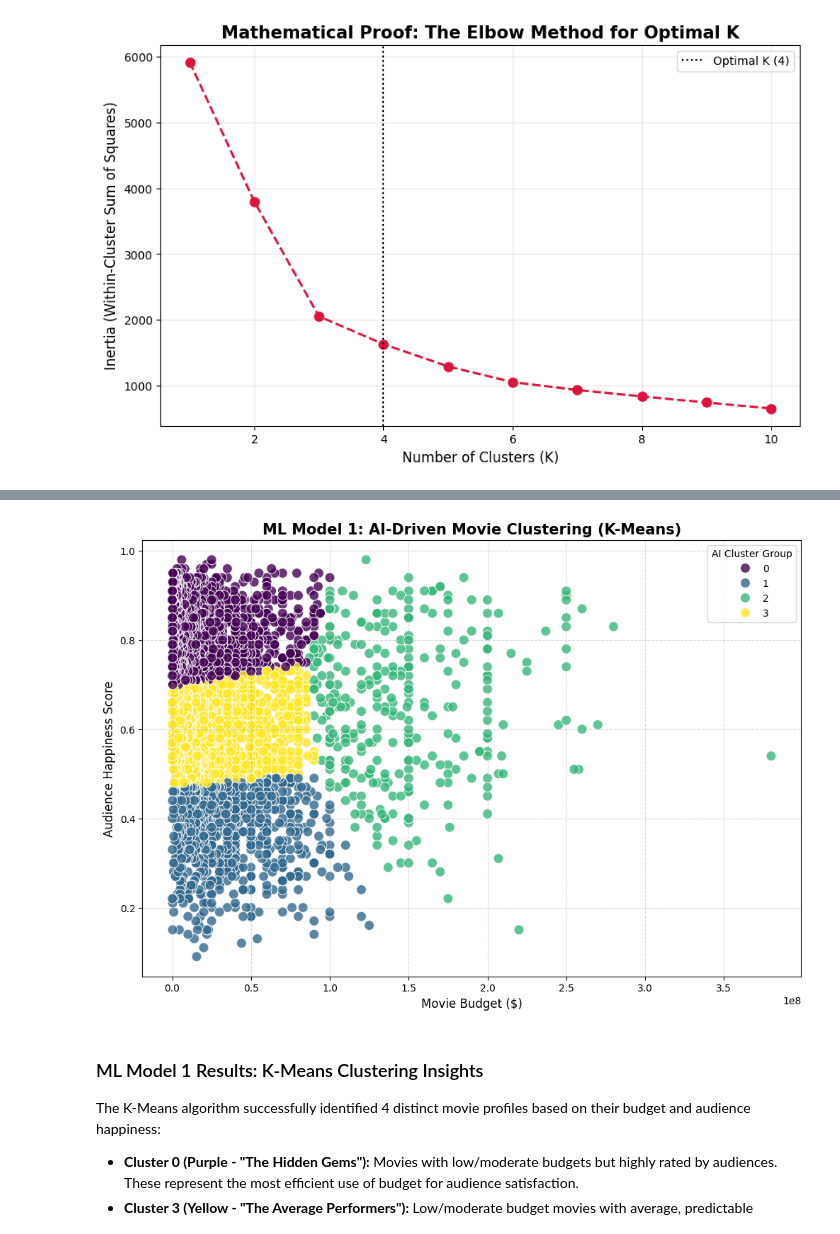
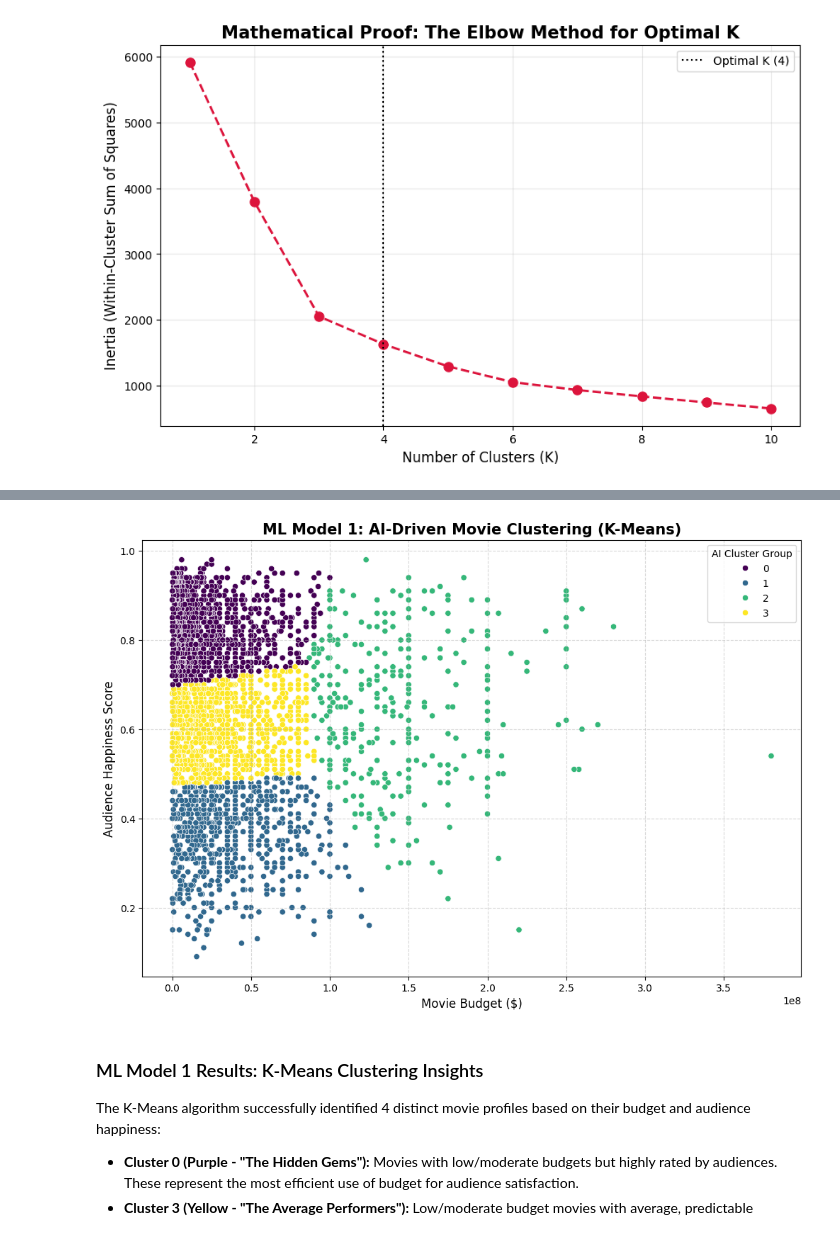
Before and after one commit to zeynepcanli-maker/DSA210-zeynepcanli-termproject, a Jupyter notebook: Movie_Analysis.ipynb, the cells around one changed output, grey strips where cells are left out. Drawn from its saved outputs; the diff is of its cells as text; code cells hidden in the pictures.

```diff
--- a/Movie_Analysis.ipynb
+++ b/Movie_Analysis.ipynb
@@ -5,10 +16,10 @@ import seaborn as sns
 import matplotlib.pyplot as plt
 import json
 from scipy import stats
+# 1. Load the datasets
+tmdb = pd.read_csv('tmdb_5000_movies.csv')
+rt = pd.read_csv('rotten_tomatoes_movies.csv')
 
-# 1. Load the datasets
-tmdb = pd.read_csv('/tmdb_5000_movies.csv')
-rt = pd.read_csv('/rotten_tomatoes_movies.csv')
 
 # 2. Clean TMDB's complex JSON Genres
 def get_main_genre(x):
@@ -191,40 +229,34 @@ plt.show()
 # %%
-
-# MACHINE LEARNING PHASE (Milestone 2 - Due May 5)
+# MACHINE LEARNING PHASE (Milestone 2 – Due May 5)
 # Model 1: K-Means Clustering (Unsupervised Learning)
-
-
 
 from sklearn.preprocessing import StandardScaler
 from sklearn.cluster import KMeans
+import matplotlib.pyplot as plt
+import seaborn as sns
 
 # Step 1: Data Preparation
-# We select 'budget' and 'happiness_score' to see if AI can group movies logically
 ml_df = df[['budget', 'happiness_score']].dropna()
 
-# Scaling the features so that the huge budget numbers don't dominate the small happiness scores
+# Scaling the features so that the huge budget numbers don't dominate
 scaler = StandardScaler()
 scaled_data = scaler.fit_transform(ml_df)
 
 # Step 2: Applying K-Means Algorithm
-# Let's tell the AI to find 4 distinct groups (clusters) among these movies
 kmeans = KMeans(n_clusters=4, random_state=42, n_init=10)
 ml_df['Cluster'] = kmeans.fit_predict(scaled_data)
 
 # Step 3: Visualization of AI Clusters
 plt.figure(figsize=(12, 8))
-sns.scatterplot(x='budget', y='happiness_score', hue='Cluster', data=ml_df, palette='viridis', s=100, alpha=0.8)
-
-# Adding titles and labels
+sns.scatterplot(x='budget', y='happiness_score', hue='Cluster', data=ml_df, palette='viridis')
 plt.title("ML Model 1: AI-Driven Movie Clustering (K-Means)", fontsize=15, fontweight='bold')
 plt.xlabel("Movie Budget ($)", fontsize=12)
 plt.ylabel("Audience Happiness Score", fontsize=12)
 plt.legend(title='AI Cluster Group')
 plt.grid(True, linestyle='--', alpha=0.5)
-
 plt.show()
 # %% [output]
-[figure, old version]
+[figure, new version]
 # %% [markdown]
 ### ML Model 1 Results: K-Means Clustering Insights
 The K-Means algorithm successfully identified 4 distinct movie profiles based on their budget and audience happiness:
```
Also changed, not shown: parts of 9 cells of this notebook.
